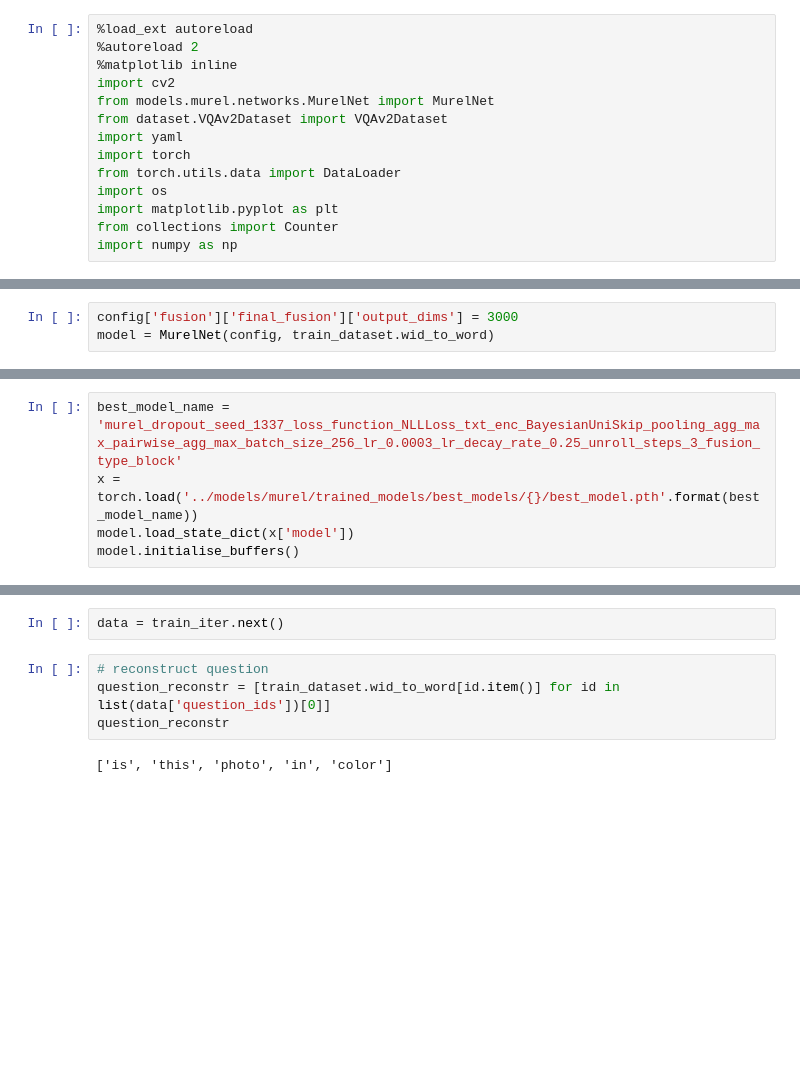
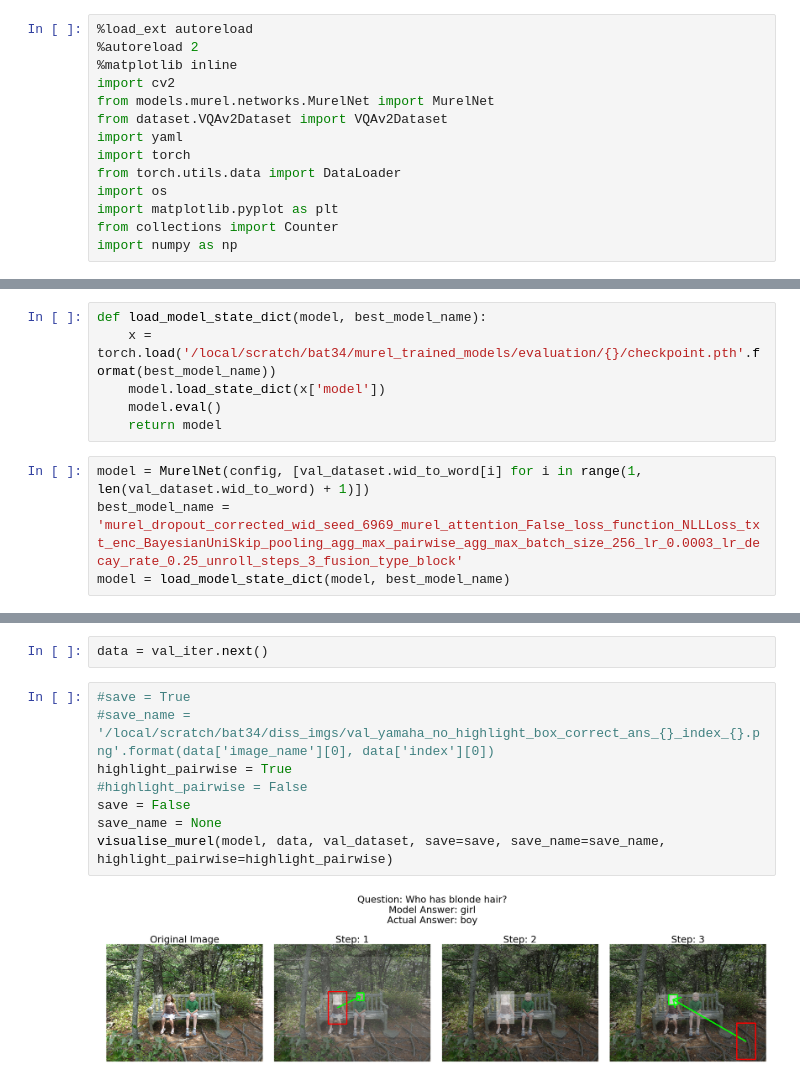
Before and after one commit to aaront97/GraphMuRel, a Jupyter notebook: evaluation/notebooks/visualize_nets.py.ipynb, the cells around one changed output, grey strips where cells are left out. Drawn from its saved outputs; the diff is of its cells as text; blank space fills up the shorter version.

```diff
--- a/evaluation/notebooks/visualize_nets.py.ipynb
+++ b/evaluation/notebooks/visualize_nets.py.ipynb
@@ -35,3 +37,0 @@ train_iter = iter(train_loader)
-# %%
-config['fusion']['final_fusion']['output_dims'] = 3000
-model = MurelNet(config, train_dataset.wid_to_word)
@@ -40,5 +38,10 @@ Warning: 12838/930911 words are not in dictionary, thus set UNK
 # %%
-best_model_name = 'murel_dropout_seed_1337_loss_function_NLLLoss_txt_enc_BayesianUniSkip_pooling_agg_max_pairwise_agg_max_batch_size_256_lr_0.0003_lr_decay_rate_0.25_unroll_steps_3_fusion_type_block'
-x = torch.load('../models/murel/trained_models/best_models/{}/best_model.pth'.format(best_model_name))
-model.load_state_dict(x['model'])
-model.initialise_buffers()
+def load_model_state_dict(model, best_model_name):
+    x = torch.load('/local/scratch/bat34/murel_trained_models/evaluation/{}/checkpoint.pth'.format(best_model_name))
+    model.load_state_dict(x['model'])
+    model.eval()
+    return model
+# %%
+model = MurelNet(config, [val_dataset.wid_to_word[i] for i in range(1, len(val_dataset.wid_to_word) + 1)])
+best_model_name = 'murel_dropout_corrected_wid_seed_6969_murel_attention_False_loss_function_NLLLoss_txt_enc_BayesianUniSkip_pooling_agg_max_pairwise_agg_max_batch_size_256_lr_0.0003_lr_decay_rate_0.25_unroll_steps_3_fusion_type_block'
+model = load_model_state_dict(model, best_model_name)
@@ -45,8 +161,12 @@ model.initialise_buffers()
 # %%
-data = train_iter.next()
+data = val_iter.next()
-# %%
-# reconstruct question
-question_reconstr = [train_dataset.wid_to_word[id.item()] for id in list(data['question_ids'])[0]]
-question_reconstr
-# %% [output]
-['is', 'this', 'photo', 'in', 'color']
+# %%
+#save = True
+#save_name = '/local/scratch/bat34/diss_imgs/val_yamaha_no_highlight_box_correct_ans_{}_index_{}.png'.format(data['image_name'][0], data['index'][0])
+highlight_pairwise = True
+#highlight_pairwise = False
+save = False
+save_name = None
+visualise_murel(model, data, val_dataset, save=save, save_name=save_name, highlight_pairwise=highlight_pairwise)
+# %% [output]
+[figure, added]
```
Also changed, not shown: parts of 18 cells of this notebook, 1 other file.
